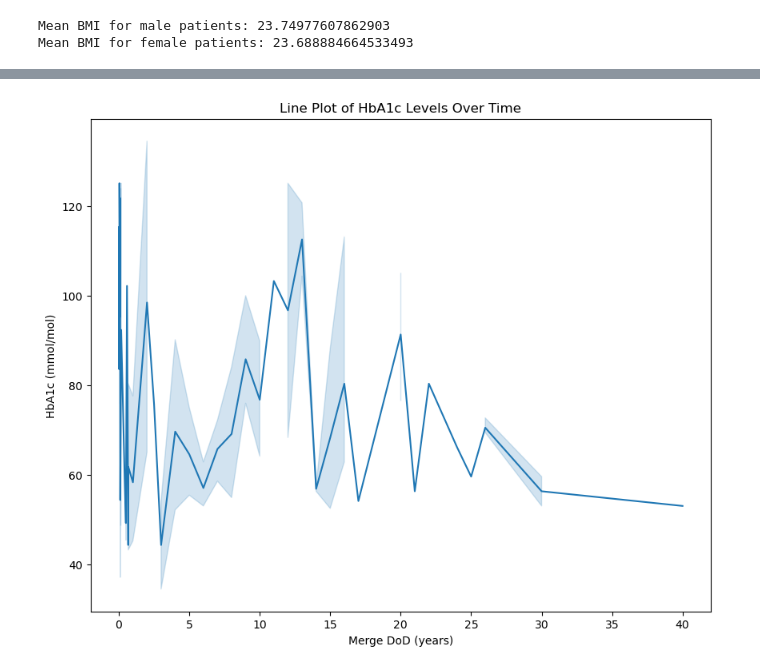
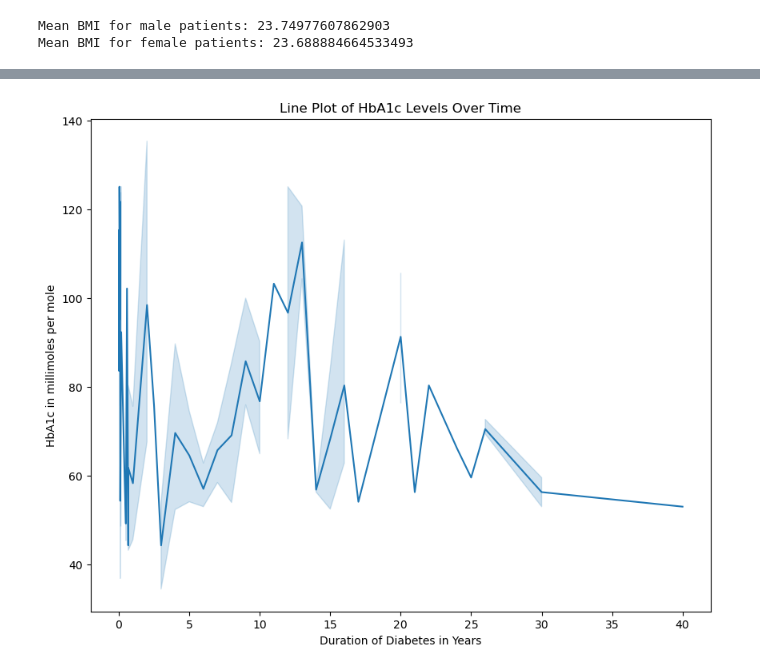
Before and after one commit to LaShawnSykes/Group-3_Project1, a Jupyter notebook: Code/rev_dataset.ipynb, the cells around one changed output, grey strips where cells are left out. Drawn from its saved outputs; the diff is of its cells as text; code cells hidden in the pictures.

```diff
--- a/Code/rev_dataset.ipynb
+++ b/Code/rev_dataset.ipynb
@@ -5,6 +5,10 @@ import pandas as pd
 import seaborn as sns
 import matplotlib.pyplot as plt
 from IPython.display import display
+# %%
+clean_data = pd.read_excel('csdm.xlsx')
+type1 = pd.read_excel('../Datasets/Shanghai_T1DM_Summary.xlsx')
+type2 = pd.read_excel('../Datasets/Shanghai_T2DM_Summary.xlsx')
 # %%
 # Load the dataset
 cd1 = clean_data
@@ -170,10 +178,10 @@ plt.show()
 # %%
 # Visualization 4: Line Plot of HbA1c Levels Over Time
 plt.figure(figsize=(10, 8))
 sns.lineplot(x='Merge DoD (years)', y='HbA1c (mmol/mol)', data=cd1)
 plt.title('Line Plot of HbA1c Levels Over Time')
-plt.xlabel('Merge DoD (years)')
-plt.ylabel('HbA1c (mmol/mol)')
+plt.xlabel('Duration of Diabetes in Years')
+plt.ylabel('HbA1c in millimoles per mole')
 plt.show()
 # %% [output]
-[figure, old version]
+[figure, new version]
```
Also changed, not shown: parts of 10 cells of this notebook, 2 other files.
